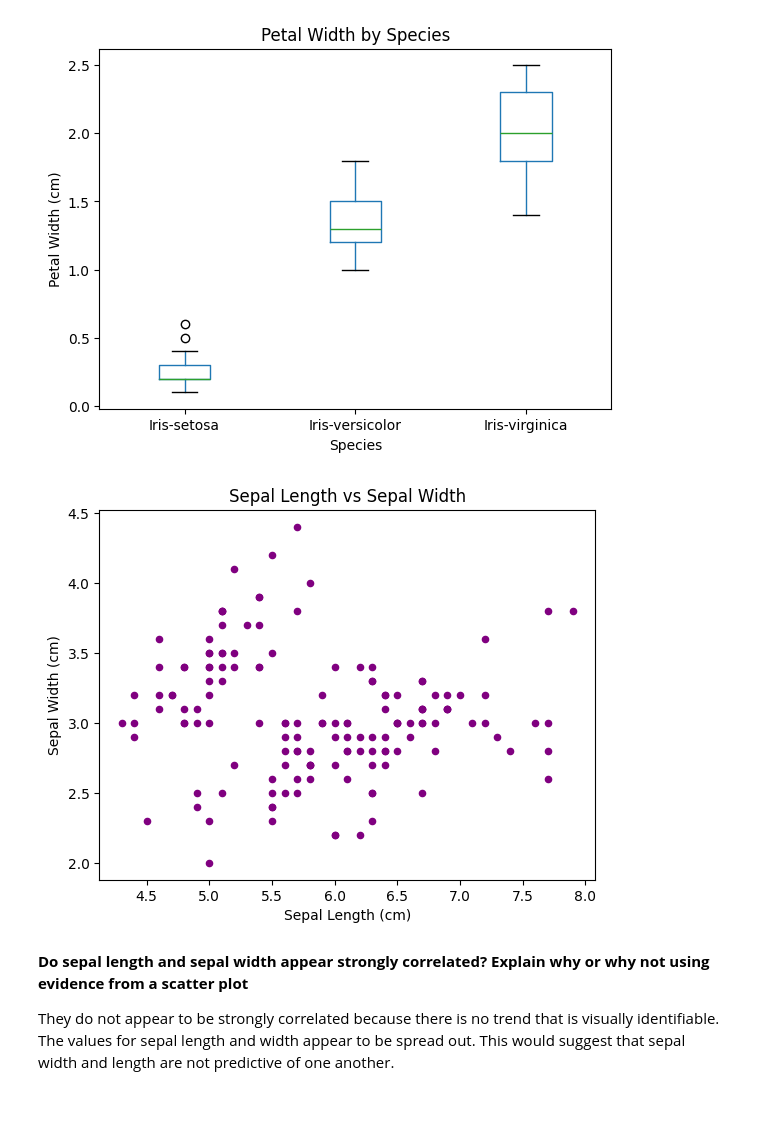
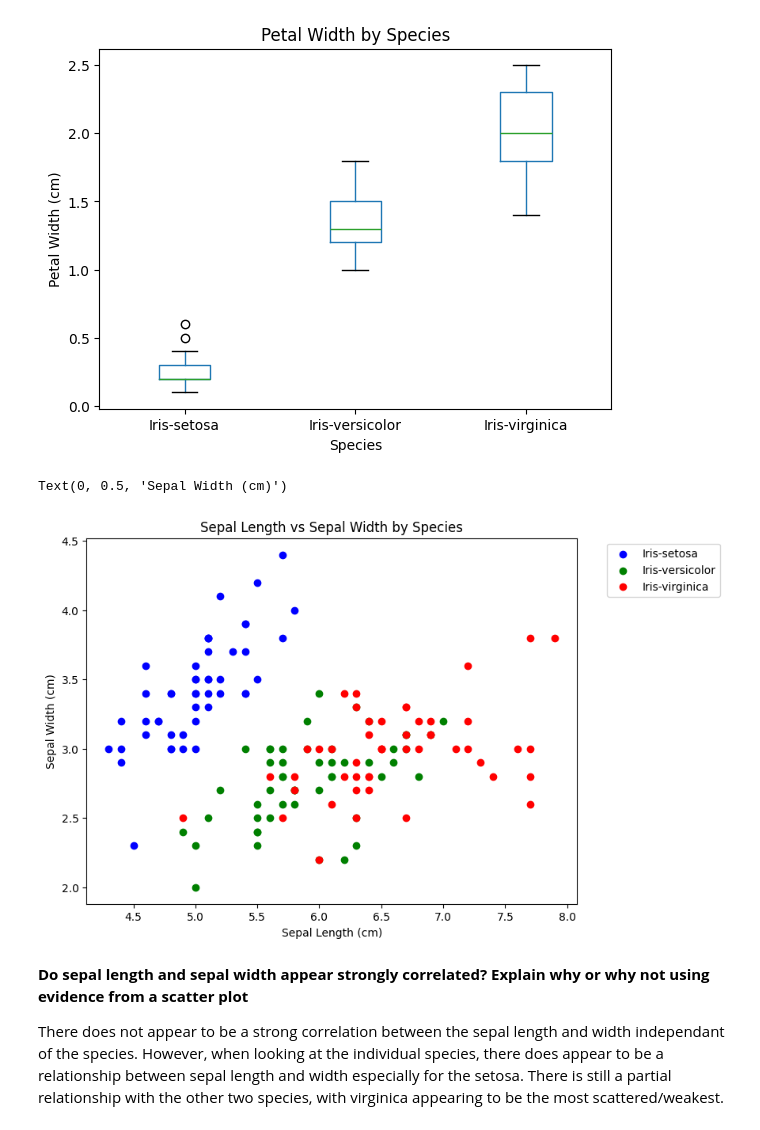
Before and after one commit to DavisReinhard/iris-analysis-group1, a Jupyter notebook: iris_project.ipynb, the cells around one changed output. Saved outputs shown, nothing was run; the diff lists cells and outputs as text; code cells hidden in the pictures.

```diff
--- a/iris_project.ipynb
+++ b/iris_project.ipynb
@@ -392,16 +397,28 @@ plt.show()
 # %% [output]
 [figure]
 # %%
-df.plot(kind="scatter", x="sepal_length", y="sepal_width", color="purple")
-plt.title("Sepal Length vs Sepal Width")
+species_colors = {
+    "Iris-setosa": "blue",
+    "Iris-versicolor": "green",
+    "Iris-virginica": "red"
+}
+
+plt.figure(figsize=(8,6))
+for species, color in species_colors.items():
+    subset = df[df["species"] == species]
+    plt.scatter(subset["sepal_length"], subset["sepal_width"],
+                label=species, color=color)
+plt.legend(bbox_to_anchor=(1.05, 1), loc="upper left")
+
+plt.title("Sepal Length vs Sepal Width by Species")
 plt.xlabel("Sepal Length (cm)")
 plt.ylabel("Sepal Width (cm)")
-plt.show()
 # %% [output]
+Text(0, 0.5, 'Sepal Width (cm)')
-[figure, old version]
+[figure, new version]
 # %% [markdown]
 **Do sepal length and sepal width appear strongly correlated? Explain why
 or why not using evidence from a scatter plot**
 
-They do not appear to be strongly correlated because there is no trend that is visually identifiable. The values for sepal length and width appear to be spread out. This would suggest that sepal width and length are not predictive of one another.
+There does not appear to be a strong correlation between the sepal length and width independant of the species. However, when looking at the individual species, there does appear to be a relationship between sepal length and width especially for the setosa. There is still a partial relationship with the other two species, with virginica appearing to be the most scattered/weakest.
 # %%
```
Also changed, not shown: parts of 5 cells of this notebook.
